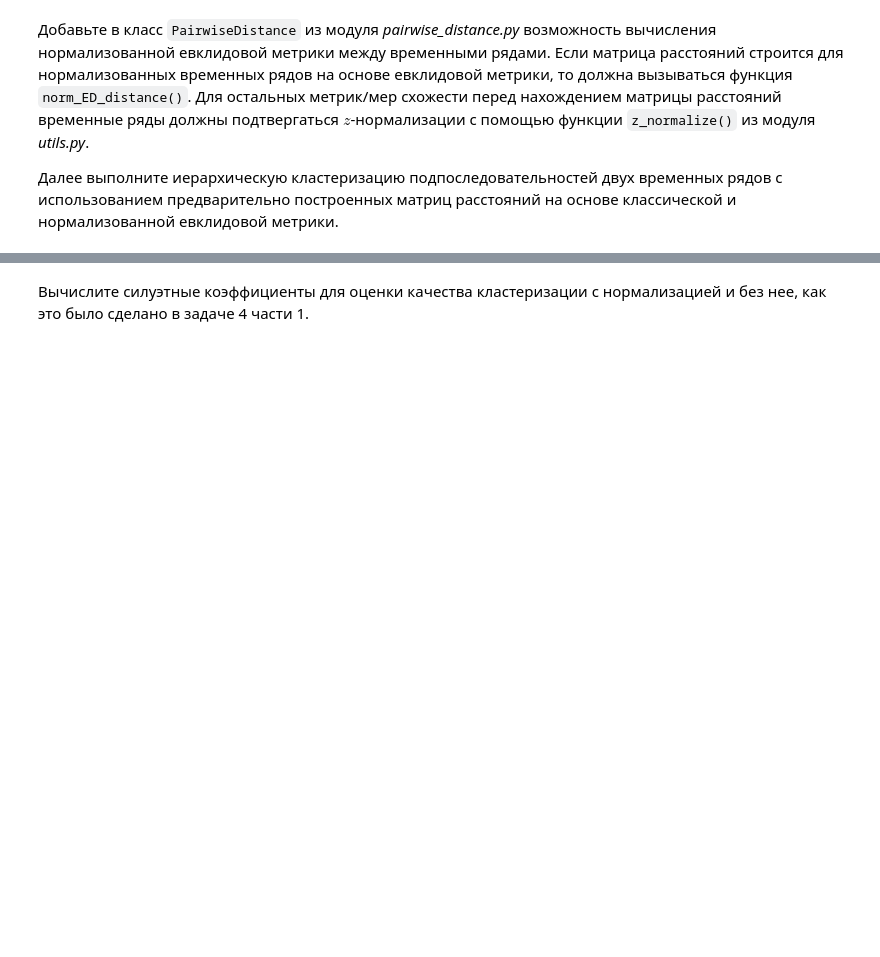
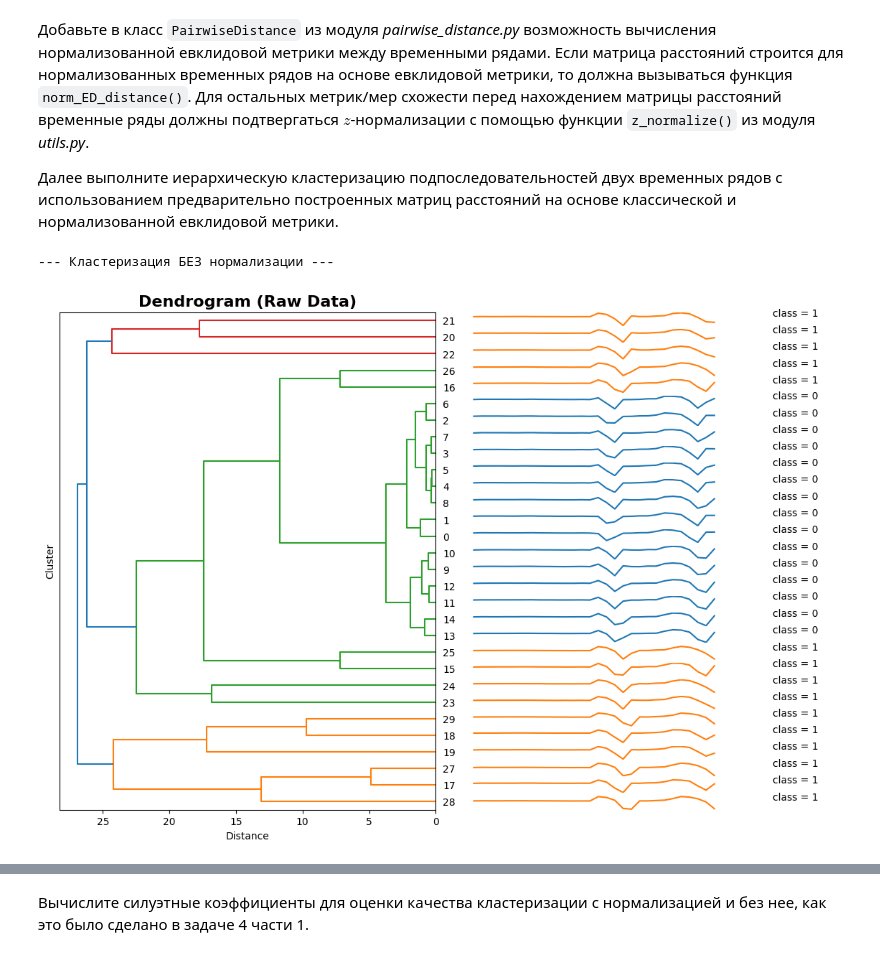
Before and after one commit to MrRazved/2025-NAzarchuk-TimeSeriesCourse, a Jupyter notebook: practice/01 Basics/01 Basics.ipynb, the cells around one changed output, grey strips where cells are left out. Cells and saved outputs as stored; diff of their text form; code cells hidden in the pictures; blank space fills up the shorter version.

```diff
--- a/practice/01 Basics/01 Basics.ipynb
+++ b/practice/01 Basics/01 Basics.ipynb
@@ -484,0 +505,19 @@ labels = np.array([0]*subs_set1[0:15].shape[0] + [1]*subs_set2[0:15].shape[0])
+# %%
+
+
+print("--- Кластеризация БЕЗ нормализации ---")
+
+
+pairwise_ed_raw = PairwiseDistance(metric='euclidean')
+ed_matrix_raw = pairwise_ed_raw.calculate(subs_set)
+
+
+h_clustering_raw = TimeSeriesHierarchicalClustering(n_clusters=2, method='complete')
+h_clustering_raw.fit(ed_matrix_raw)
+
+
+df_subs = pd.DataFrame(subs_set)
+h_clustering_raw.plot_dendrogram(df_subs, labels, title='Dendrogram (Raw Data)')
+# %% [output]
+--- Кластеризация БЕЗ нормализации ---
+[figure, added]
```
Also changed, not shown: parts of 25 cells of this notebook, 4 other files.
